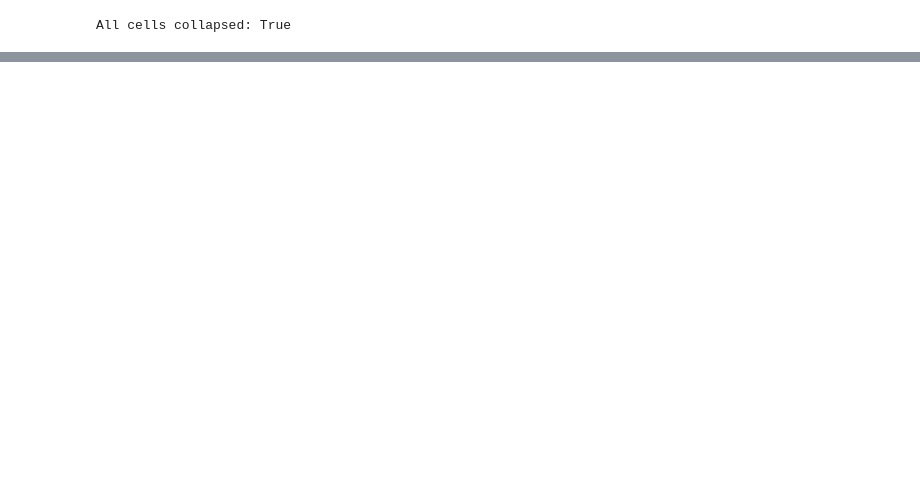
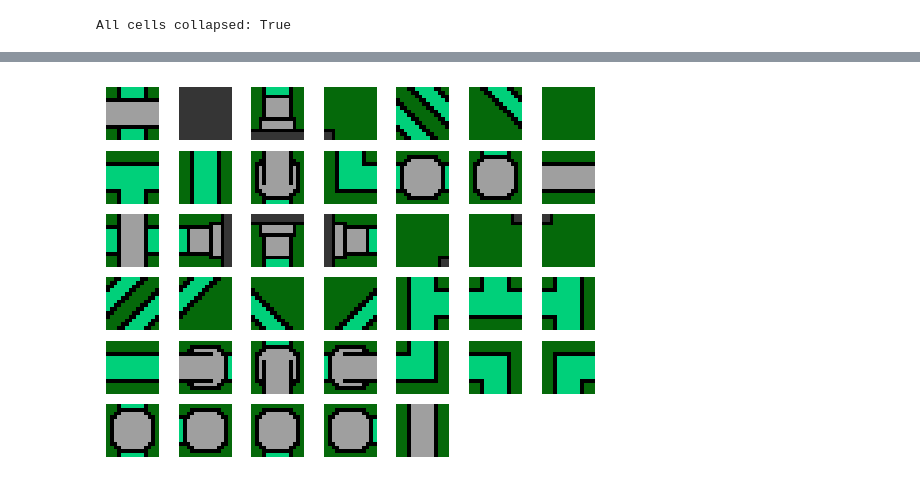
Before and after one commit to Ngoc-Cac/Wave-Function-Collapse, a Jupyter notebook: src/demo.ipynb, the cells around one changed output, grey strips where cells are left out. Drawn from its saved outputs; the diff is of its cells as text; code cells hidden in the pictures; blank space fills up the shorter version.

```diff
--- a/src/demo.ipynb
+++ b/src/demo.ipynb
@@ -63,0 +93,46 @@ pass
+# %%
+from scipy.ndimage import rotate
+import numpy as np
+
+# encoding the patterns for constraint checking
+# the numebrs represent the index of each unique border
+# this should be read in the clockwise direction
+encoded_patterns = [np.array([[0, 1], [1, 0]]),
+                    np.array([[2, 2], [2, 2]]),
+                    np.array([[0, 3], [3, 2]]),
+                    np.array([[4, 4], [3, 3]]),
+                    np.array([[0, 0], [0, 0]]),
+                    np.array([[0, 0], [4, 4]]),
+                    np.array([[4, 4], [4, 4]]),
+                    np.array([[4, 0], [0, 0]]),
+                    np.array([[0, 4], [4, 0]]),
+                    np.array([[1, 4], [4, 0]]),
+                    np.array([[0, 0], [4, 4]]),
+                    np.array([[4, 0], [0, 4]]),
+                    np.array([[0, 4], [4, 4]]),
+                    np.array([[4, 1], [1, 4]])]
+
+# rotating the patterns to generate new patterns
+extras = []
+for i, pattern in enumerate(patterns):
+    ninety = rotate(pattern, 90)
+    if (ninety == pattern).all(): continue
+
+    eighty = rotate(pattern, 180)
+    twensev = rotate(pattern, 270)
+
+    extras.append(ninety)
+    encoded_patterns.append(rotate(encoded_patterns[i], 90))
+
+    if not (eighty == pattern).all():
+        extras.append(eighty)
+        encoded_patterns.append(rotate(encoded_patterns[i], 180))
+    if not (ninety == twensev).all():
+        extras.append(twensev)
+        encoded_patterns.append(rotate(encoded_patterns[i], 270))
+patterns.extend(extras)
+# %%
+show_tiles(patterns)
+pass
+# %% [output]
+[figure, added]
```
Also changed, not shown: parts of 14 cells of this notebook.
